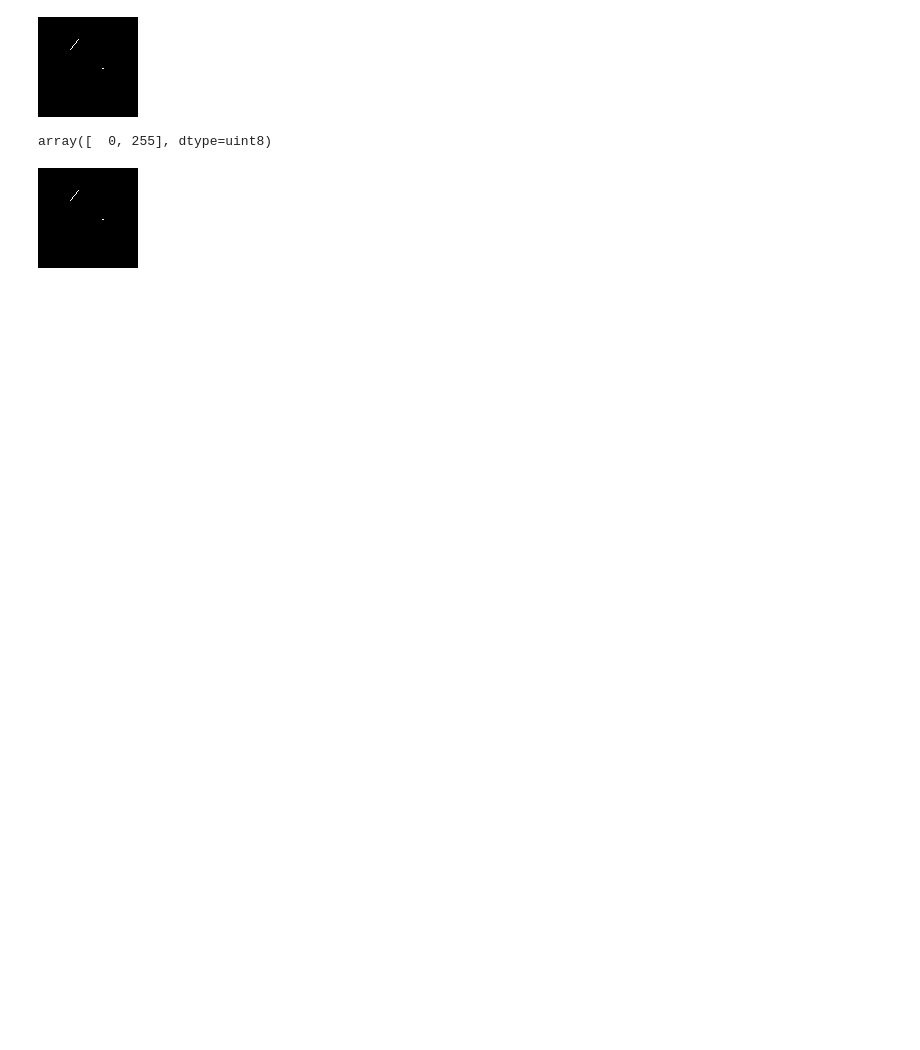
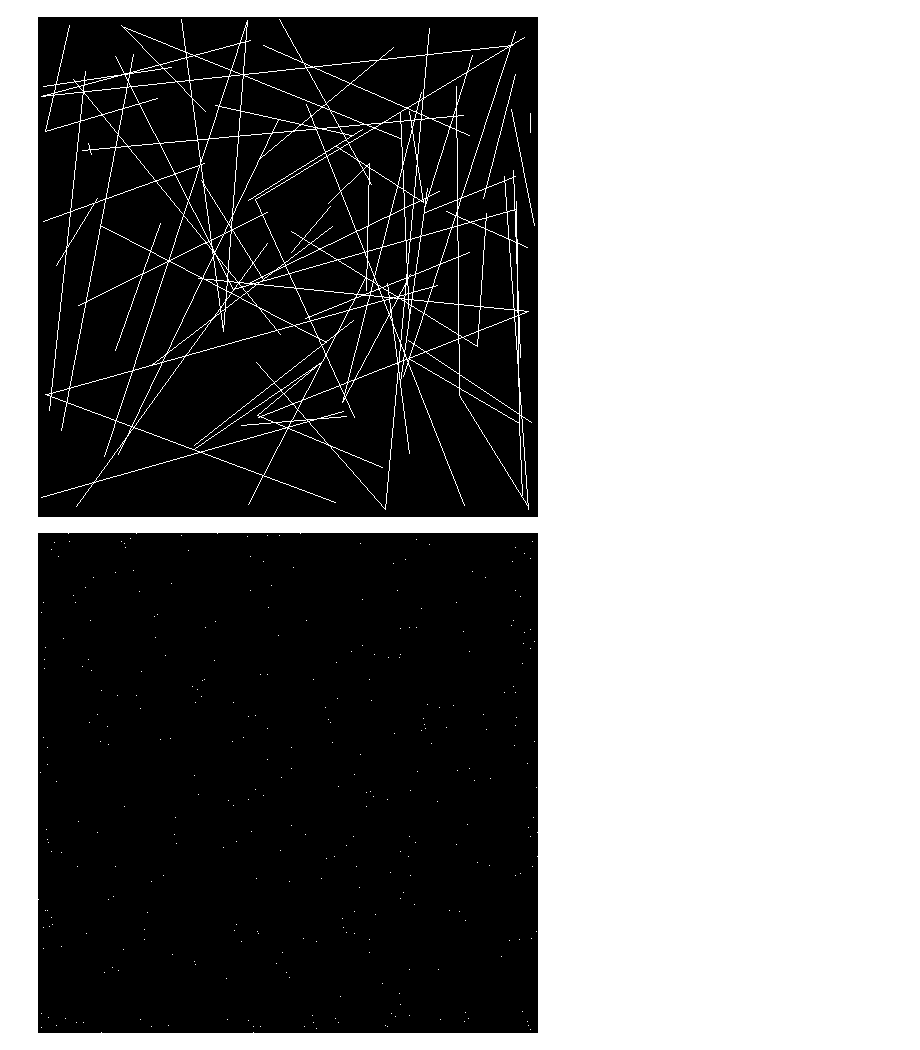
Before and after one commit to giliapatterson/spatial_ckmr, a Jupyter notebook: close_kin_slim/spaghetti.ipynb, the cells around one changed output. Drawn from its saved outputs; the diff is of its cells as text; code cells hidden in the pictures; blank space fills up the shorter version.

Commit message:
Make spaghetti and sampling plots for all sims

```diff
--- a/close_kin_slim/spaghetti.ipynb
+++ b/close_kin_slim/spaghetti.ipynb
@@ -20,5 +38,0 @@ display(img)
-# %%
-x0 = 540
-y0 = 980
-x1 = 240
-y1 = 380
@@ -37,4 +38,0 @@ display(img)
-# %%
-base_folder = "flat_maps_data"
-labels = pd.read_csv(base_folder + "/labels.csv", names = ["path", "N"])
-print(labels.iloc[0:10,:])
@@ -77,0 +45,3 @@ print(len(sib_rows))
+# %%
+new_img = spaghetti_plot(get_kin_rows(labels["path"].iloc[3]))
+display(new_img)
@@ -77,0 +51,5 @@ print(len(sib_rows))
+# %%
+for i in range(len(labels)):
+    print(labels["N"].iloc[i])
+    new_img = spaghetti_plot(get_kin_rows(labels["path"].iloc[i]))
+    display(new_img)
@@ -78,21 +69,24 @@ print(len(sib_rows))
 # %%
-w, h = 100, 100
+path = "input_matrices/spatial_sim_parents_500_0_316.csv"
+kin = pd.read_csv(base_folder + "/" + path, header = 0)
+w, h = 500, 500
 # creating new Image object
-img = Image.new("RGB", (w, h))
-
-# create line image
-img1 = ImageDraw.Draw(img)
-for i in range(len(sib_rows)):
-    row = sib_rows.iloc[i]
-    x0 = row[" x0"]*10
-    x1 = row[" x1"]*10
-    y0 = row[" y0"]*10
-    y1 = row[" y1"]*10
-    img1.line([(x0, y0), (x1, y1)], fill ="white", width = 0)
-display(img)
+spaghetti = Image.new("RGB", (w, h))
+sampling = Image.new("RGB", (w, h))
+# create line image of parents
+img1 = ImageDraw.Draw(spaghetti)
+img2 = ImageDraw.Draw(sampling)
+for i in range(len(kin)):
+    row = kin.iloc[i]
+    x0 = row["x0"]*w
+    x1 = row["x1"]*w
+    y0 = row["y0"]*h
+    y1 = row["y1"]*h
+    if row["parent0of1"]==1 or row["parent1of0"]==1:
+        img1.line([(x0, y0), (x1, y1)], fill ="white", width = 0)
+    img2.point([(x0, y0), (x1, y1)], fill = "white")
+display(spaghetti)
+display(sampling)
 # %% [output]
-[figure, old version]
+[figure, new version]
+[figure, added]
-# %%
-np.unique(img)
-# %% [output]
-array([  0, 255], dtype=uint8)
@@ -115,5 +92,0 @@ def spaghetti_plot(kin_rows):
-# %%
-new_img = spaghetti_plot(sib_rows)
-display(new_img)
-# %% [output]
-[figure, removed]
```
Also changed, not shown: parts of 13 cells of this notebook, 4 other files.
